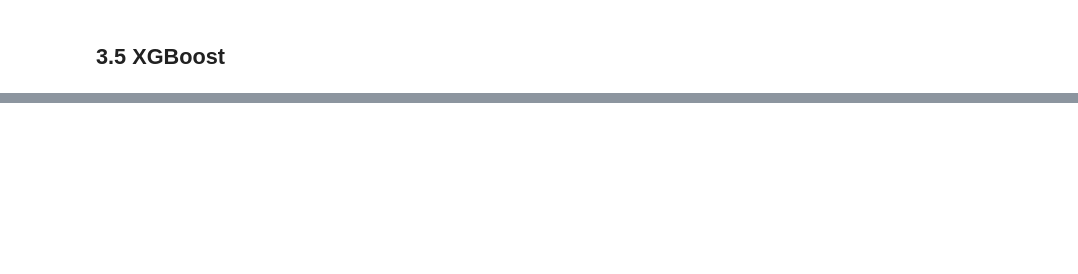
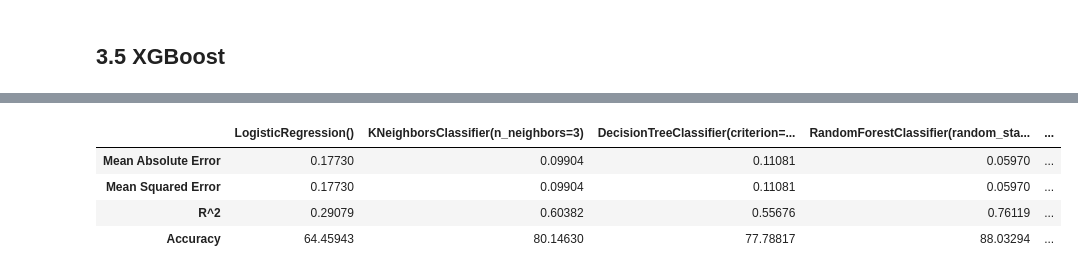
Before and after one commit to gmayuri1904/Beverage-quality-estimator, a Jupyter notebook: WineQuality.ipynb, the cells around one changed output, grey strips where cells are left out. Saved outputs shown, nothing was run; the diff lists cells and outputs as text; code cells hidden in the pictures; blank space fills up the shorter version.

```diff
--- a/WineQuality.ipynb
+++ b/WineQuality.ipynb
@@ -337,5 +329,5 @@ from sklearn.preprocessing import StandardScaler
 
 sc=StandardScaler()
 sc.fit(X_train)
-X_train=sc.transform(X_train)
+X_train=sc.fit_transform(X_train)
 X_test=sc.transform(X_test)
@@ -341,0 +336,4 @@ X_test=sc.transform(X_test)
+# %%
+from sklearn.decomposition import PCA
+pca=PCA(n_components=9)
+X_train=pca.fit_transform(X_train)
@@ -417,0 +472,38 @@ Random forest gives the best accuracy score
+# %%
+# Define a function that compares the CV perfromance of a set of predetrmined models
+def cv_comparison(models, X, y, cv):
+    # Initiate a DataFrame for the averages and a list for all measures
+    cv_accuracies = pd.DataFrame()
+    maes = []
+    mses = []
+    r2s = []
+    accs = []
+    # Loop through the models, run a CV, add the average scores to the DataFrame and the scores of
+    # all CVs to the list
+    for model in models:
+        mae = -np.round(cross_val_score(model, X, y, scoring='neg_mean_absolute_error', cv=cv),5)
+        maes.append(mae)
+        mae_avg = round(mae.mean(),5)
+        mse = -np.round(cross_val_score(model, X, y, scoring='neg_mean_squared_error', cv=cv),5)
+        mses.append(mse)
+        mse_avg = round(mse.mean(),5)
+        r2 = np.round(cross_val_score(model, X, y, scoring='r2', cv=cv), 5)
+        r2s.append(r2)
+        r2_avg = round(r2.mean(), 5)
+        acc = np.round((100 - (100 * (mae * len(X))) / sum(y)), 5)
+        accs.append(acc)
+        acc_avg = round(acc.mean(), 5)
+        cv_accuracies[str(model)] = [mae_avg, mse_avg, r2_avg, acc_avg]
+    cv_accuracies.index = ['Mean Absolute Error', 'Mean Squared Error', 'R^2', 'Accuracy']
+    return cv_accuracies, maes, mses, r2s, accs
+# %%
+models=[model1,model2,model3,model4,model5]
+comp,maes,mses,r2s,accs=cv_comparison(models,X_train,y_train,10)
+# %%
+comp
+# %% [output]
+|  | LogisticRegression() | KNeighborsClassifier(n_neighbors=3) | DecisionTreeClassifier(criterion=... | RandomForestClassifier(random_sta... | ... |
+| Mean Absolute Error | 0.17730 | 0.09904 | 0.11081 | 0.05970 | ... |
+| Mean Squared Error | 0.17730 | 0.09904 | 0.11081 | 0.05970 | ... |
+| R^2 | 0.29079 | 0.60382 | 0.55676 | 0.76119 | ... |
+| Accuracy | 64.45943 | 80.14630 | 77.78817 | 88.03294 | ... |
```
Also changed, not shown: parts of 37 cells of this notebook.
